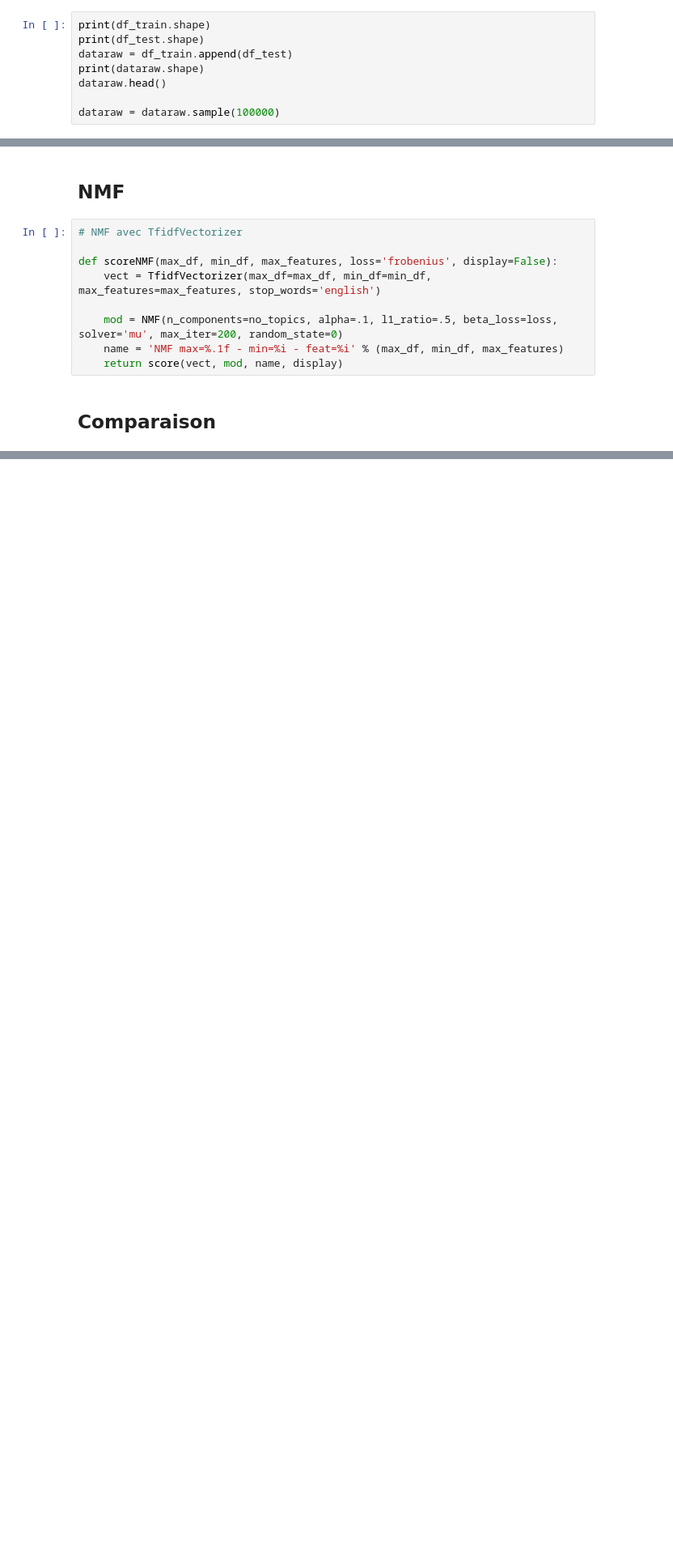
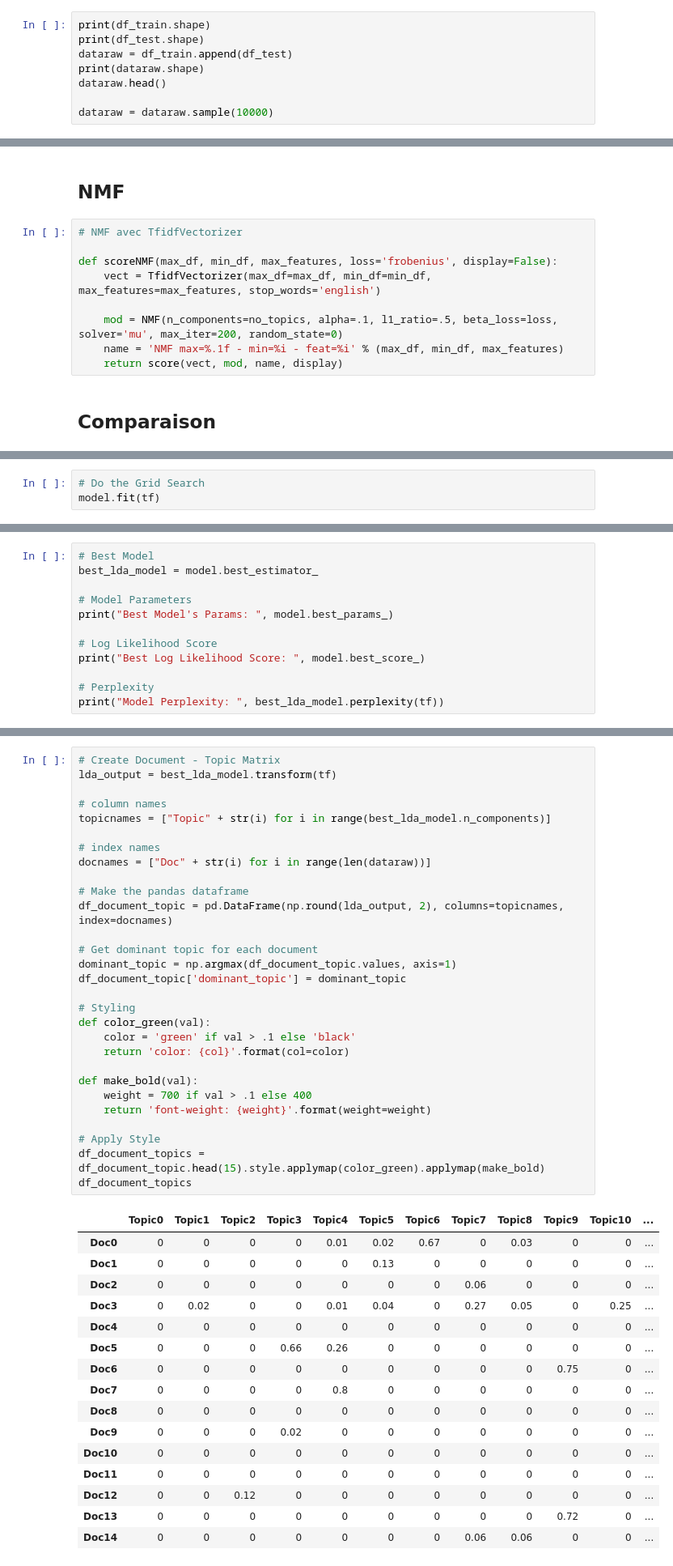
Before and after one commit to morganscao/Projet6, a Jupyter notebook: Notebooks/P6 - Exploration-Unsupervised.ipynb, the cells around one changed output, grey strips where cells are left out. Shown: that part at 81% size. Saved outputs shown, nothing was run; the diff lists cells and outputs as text; blank space fills up the shorter version.

```diff
--- a/Notebooks/P6 - Exploration-Unsupervised.ipynb
+++ b/Notebooks/P6 - Exploration-Unsupervised.ipynb
@@ -39,7 +38,7 @@ dataraw = df_train.append(df_test)
 print(dataraw.shape)
 dataraw.head()
 
-dataraw = dataraw.sample(100000)
+dataraw = dataraw.sample(10000)
 # %% [output]
 (152855, 2)
 (38214, 2)
@@ -180,0 +473,3 @@ doc 9, topic 7, authent activ directori use python ldap authent ad...
+# %%
+# Do the Grid Search
+model.fit(tf)
@@ -180,0 +488,12 @@ doc 9, topic 7, authent activ directori use python ldap authent ad...
+# %%
+# Best Model
+best_lda_model = model.best_estimator_
+
+# Model Parameters
+print("Best Model's Params: ", model.best_params_)
+
+# Log Likelihood Score
+print("Best Log Likelihood Score: ", model.best_score_)
+
+# Perplexity
+print("Model Perplexity: ", best_lda_model.perplexity(tf))
@@ -180,0 +513,46 @@ doc 9, topic 7, authent activ directori use python ldap authent ad...
+# %%
+# Create Document - Topic Matrix
+lda_output = best_lda_model.transform(tf)
+
+# column names
+topicnames = ["Topic" + str(i) for i in range(best_lda_model.n_components)]
+
+# index names
+docnames = ["Doc" + str(i) for i in range(len(dataraw))]
+
+# Make the pandas dataframe
+df_document_topic = pd.DataFrame(np.round(lda_output, 2), columns=topicnames, index=docnames)
+
+# Get dominant topic for each document
+dominant_topic = np.argmax(df_document_topic.values, axis=1)
+df_document_topic['dominant_topic'] = dominant_topic
+
+# Styling
+def color_green(val):
+    color = 'green' if val > .1 else 'black'
+    return 'color: {col}'.format(col=color)
+
+def make_bold(val):
+    weight = 700 if val > .1 else 400
+    return 'font-weight: {weight}'.format(weight=weight)
+
+# Apply Style
+df_document_topics = df_document_topic.head(15).style.applymap(color_green).applymap(make_bold)
+df_document_topics
+# %% [output]
+|  | Topic0 | Topic1 | Topic2 | Topic3 | Topic4 | Topic5 | Topic6 | Topic7 | Topic8 | Topic9 | Topic10 | ... |
+| Doc0 | 0 | 0 | 0 | 0 | 0.01 | 0.02 | 0.67 | 0 | 0.03 | 0 | 0 | ... |
+| Doc1 | 0 | 0 | 0 | 0 | 0 | 0.13 | 0 | 0 | 0 | 0 | 0 | ... |
+| Doc2 | 0 | 0 | 0 | 0 | 0 | 0 | 0 | 0.06 | 0 | 0 | 0 | ... |
+| Doc3 | 0 | 0.02 | 0 | 0 | 0.01 | 0.04 | 0 | 0.27 | 0.05 | 0 | 0.25 | ... |
+| Doc4 | 0 | 0 | 0 | 0 | 0 | 0 | 0 | 0 | 0 | 0 | 0 | ... |
+| Doc5 | 0 | 0 | 0 | 0.66 | 0.26 | 0 | 0 | 0 | 0 | 0 | 0 | ... |
+| Doc6 | 0 | 0 | 0 | 0 | 0 | 0 | 0 | 0 | 0 | 0.75 | 0 | ... |
+| Doc7 | 0 | 0 | 0 | 0 | 0.8 | 0 | 0 | 0 | 0 | 0 | 0 | ... |
+| Doc8 | 0 | 0 | 0 | 0 | 0 | 0 | 0 | 0 | 0 | 0 | 0 | ... |
+| Doc9 | 0 | 0 | 0 | 0.02 | 0 | 0 | 0 | 0 | 0 | 0 | 0 | ... |
+| Doc10 | 0 | 0 | 0 | 0 | 0 | 0 | 0 | 0 | 0 | 0 | 0 | ... |
+| Doc11 | 0 | 0 | 0 | 0 | 0 | 0 | 0 | 0 | 0 | 0 | 0 | ... |
+| Doc12 | 0 | 0 | 0.12 | 0 | 0 | 0 | 0 | 0 | 0 | 0 | 0 | ... |
+| Doc13 | 0 | 0 | 0 | 0 | 0 | 0 | 0 | 0 | 0 | 0.72 | 0 | ... |
+| Doc14 | 0 | 0 | 0 | 0 | 0 | 0 | 0 | 0.06 | 0.06 | 0 | 0 | ... |
```
Also changed, not shown: parts of 24 cells of this notebook, 4 other files.
